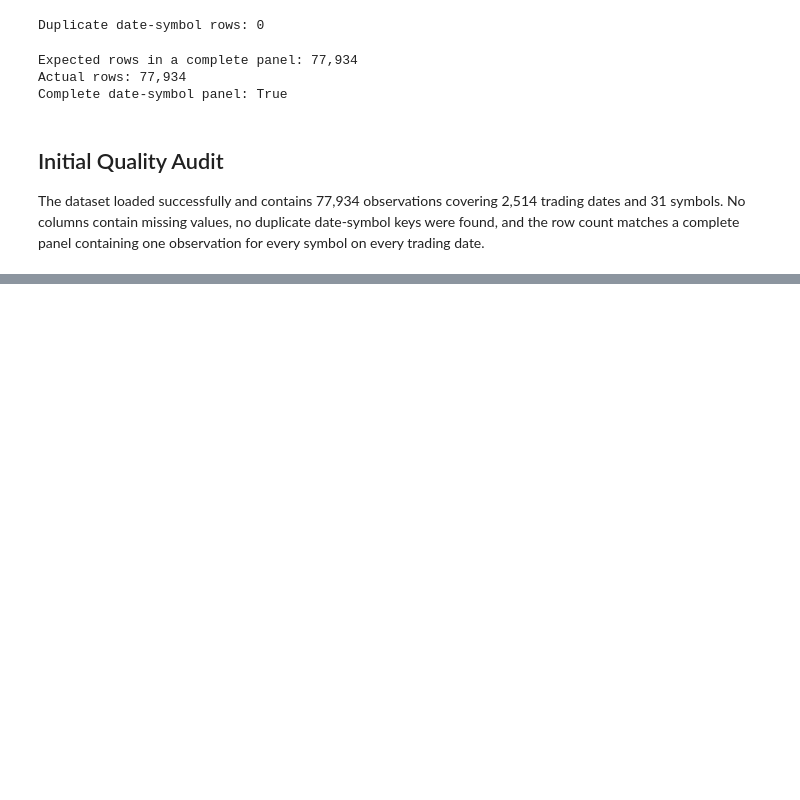
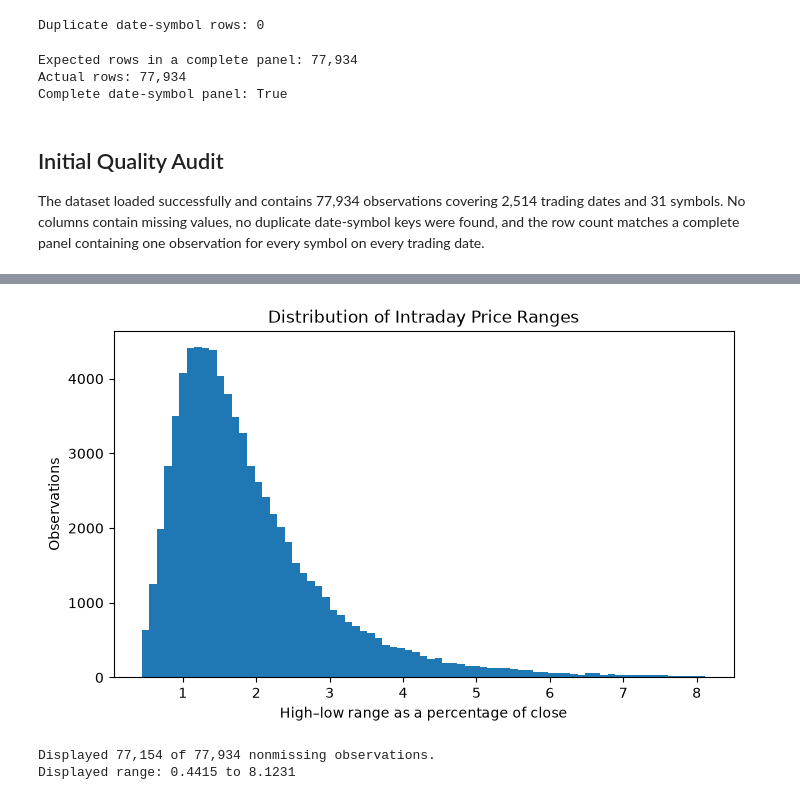
Before and after one commit to skolins3651/jane-street-inspired-market-prediction, a Jupyter notebook: notebooks/02_exploratory_data_analysis.ipynb, the cells around one changed output, grey strips where cells are left out. Drawn from its saved outputs; the diff is of its cells as text; code cells hidden in the pictures; blank space fills up the shorter version.

```diff
--- a/notebooks/02_exploratory_data_analysis.ipynb
+++ b/notebooks/02_exploratory_data_analysis.ipynb
@@ -91,0 +224,10 @@ The dataset loaded successfully and contains 77,934 observations covering 2,514
+# %%
+plot_trimmed_histogram(
+    eda["intraday_range"] * 100,
+    title="Distribution of Intraday Price Ranges",
+    x_label="High–low range as a percentage of close",
+)
+# %% [output]
+[figure, added]
+Displayed 77,154 of 77,934 nonmissing observations.
+Displayed range: 0.4415 to 8.1231
```
Also changed, not shown: parts of 15 cells of this notebook.
